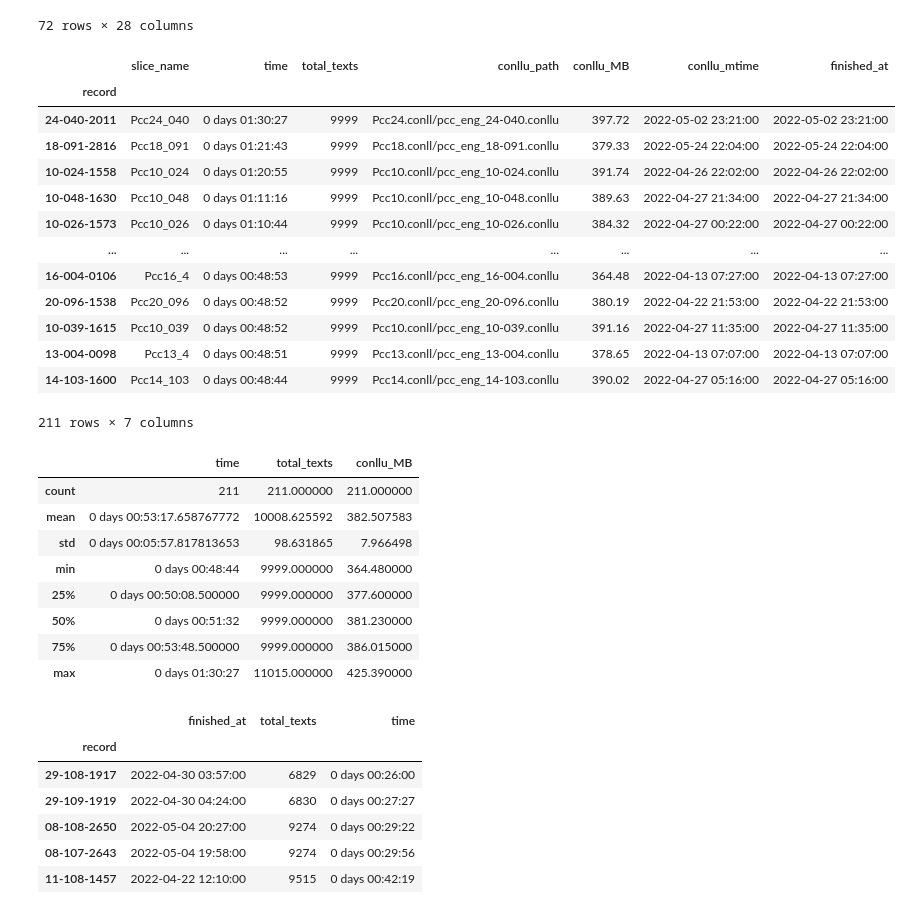
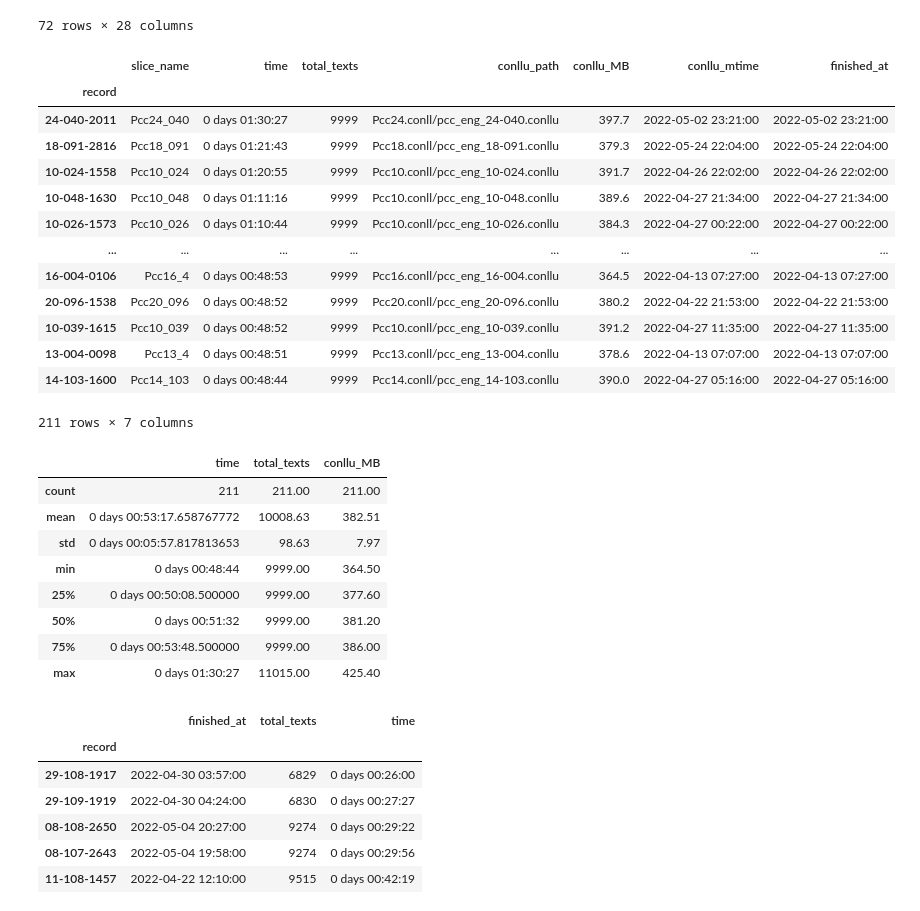
Before and after one commit to MatsRooth/puddin, a Jupyter notebook: notebooks/view_processing-index-csv.ipynb, the cells around one changed output. Saved outputs shown, nothing was run; the diff lists cells and outputs as text; code cells hidden in the pictures.

```diff
--- a/notebooks/view_processing-index-csv.ipynb
+++ b/notebooks/view_processing-index-csv.ipynb
@@ -11,9 +21,4 @@ DATA_DIR = Path('/share/compling/data/puddin')
 # %%
-info_full = pd.read_csv(DATA_DIR.joinpath('all-completed-slices_meta-index.csv'))
-# process_cols = ['slice_name', 'total_texts', 'data_origin_group', 'slice_number',
-#                 'started_at', 'finished_at', 'parsing_time',
-#                 'final_df_path', 'final_slice_path', 'conllu_path']
-# info = info_full.loc[:, process_cols].convert_dtypes()
 info = info_full.convert_dtypes()
 
 info = info.assign(slice_number_str = info.slice_number.astype('string').apply(lambda s: s.zfill(3)),
@@ -30,28 +35,37 @@ info = info.assign(seconds=info.time.apply(lambda td: pd.to_numeric(round(td.tot
 ix = pd.Series(info.index.astype('string')).apply(lambda i: i.zfill(len(str(info.index.max()))))
 info = info.assign(record=info.data_origin_group.str.upper().apply(lambda s: s[:2]) +'-'+info.slice_number_str+'-'+ix)
 info = info.set_index('record')
+
+is_path = info.columns.str.endswith('ath')
+for path_col in info.columns[is_path]:
+    info.loc[:,path_col] = info.loc[:,path_col].apply(lambda p: Path(p))
 # %% [markdown]
 Add size and last modification time for final conllu file paths
 # %%
 info = info.assign(
     kept_df_mtime=info.final_df_path.apply(
-        lambda p: pd.Timestamp.fromtimestamp(DATA_DIR.joinpath(Path(p)).stat().st_mtime)),
+        lambda p: pd.Timestamp.fromtimestamp(DATA_DIR.joinpath(p).stat().st_mtime)),
     excl_df_mtime=info.exclusions_path.apply(
-        lambda p: pd.Timestamp.fromtimestamp(DATA_DIR.joinpath(Path(p)).stat().st_mtime)),
+        lambda p: pd.Timestamp.fromtimestamp(DATA_DIR.joinpath(p).stat().st_mtime)),
     slice_df_mtime=info.tmp_slice_path.apply(
-        lambda p: pd.Timestamp.fromtimestamp( DATA_DIR.joinpath(Path(p)).stat().st_mtime)),
+        lambda p: pd.Timestamp.fromtimestamp( DATA_DIR.joinpath(p).stat().st_mtime)),
     conllu_mtime=info.conllu_path.apply(
-        lambda p: pd.Timestamp.fromtimestamp(DATA_DIR.joinpath(Path(p)).stat().st_mtime)),
-
-    kept_df_gzMB=info.final_df_path.apply(
-        lambda p: (DATA_DIR.joinpath(Path(p)).stat().st_size) / 1048576).round(2),
-    excl_df_gzMB=info.exclusions_path.apply(
-        lambda p: (DATA_DIR.joinpath(Path(p)).stat().st_size) / 1048576).round(2),
-    slice_df_gzMB=info.tmp_slice_path.apply(
-        lambda p: (DATA_DIR.joinpath(Path(p)).stat().st_size) / 1048576).round(2),
-    conllu_MB=info.conllu_path.apply(
-        lambda p: (DATA_DIR.joinpath(Path(p)).stat().st_size) / 1048576).round(2)
-)
+        lambda p: pd.Timestamp.fromtimestamp(DATA_DIR.joinpath(p).stat().st_mtime)))
+# %%
+
+info = info.assign(
+    kept_df_gzMB=info.final_df_path.apply(
+        lambda p: (DATA_DIR.joinpath(p).stat().st_size) / 1048576),
+    excl_df_gzMB=info.exclusions_path.apply(
+        lambda p: (DATA_DIR.joinpath(p).stat().st_size) / 1048576),
+    slice_df_gzMB=info.tmp_slice_path.apply(
+        lambda p: (DATA_DIR.joinpath(p).stat().st_size) / 1048576),
+    conllu_MB=info.conllu_path.apply(
+        lambda p: (DATA_DIR.joinpath(p).stat().st_size) / 1048576)
+)
+# %%
+size_cols = info.columns[info.columns.str.endswith('MB')]
+info.loc[:, size_cols] = info[size_cols].round(1)
 # %%
 dtcols =  info.select_dtypes(include='datetime')
 info.loc[:,dtcols.columns] = dtcols.apply(lambda c: c.dt.round("min"))
@@ -166,30 +181,30 @@ slow.sort_values('seconds', ascending=False)[['slice_name', 'time', 'total_texts
 # %% [output]
 |  | slice_name | time | total_texts | conllu_path | conllu_MB | conllu_mtime | finished_at |
 | record |  |  |  |  |  |  |  |
-| 24-040-2011 | Pcc24_040 | 0 days 01:30:27 | 9999 | Pcc24.conll/pcc_eng_24-040.conllu | 397.72 | 2022-05-02 23:21:00 | 2022-05-02 23:21:00 |
-| 18-091-2816 | Pcc18_091 | 0 days 01:21:43 | 9999 | Pcc18.conll/pcc_eng_18-091.conllu | 379.33 | 2022-05-24 22:04:00 | 2022-05-24 22:04:00 |
-| 10-024-1558 | Pcc10_024 | 0 days 01:20:55 | 9999 | Pcc10.conll/pcc_eng_10-024.conllu | 391.74 | 2022-04-26 22:02:00 | 2022-04-26 22:02:00 |
-| 10-048-1630 | Pcc10_048 | 0 days 01:11:16 | 9999 | Pcc10.conll/pcc_eng_10-048.conllu | 389.63 | 2022-04-27 21:34:00 | 2022-04-27 21:34:00 |
-| 10-026-1573 | Pcc10_026 | 0 days 01:10:44 | 9999 | Pcc10.conll/pcc_eng_10-026.conllu | 384.32 | 2022-04-27 00:22:00 | 2022-04-27 00:22:00 |
+| 24-040-2011 | Pcc24_040 | 0 days 01:30:27 | 9999 | Pcc24.conll/pcc_eng_24-040.conllu | 397.7 | 2022-05-02 23:21:00 | 2022-05-02 23:21:00 |
+| 18-091-2816 | Pcc18_091 | 0 days 01:21:43 | 9999 | Pcc18.conll/pcc_eng_18-091.conllu | 379.3 | 2022-05-24 22:04:00 | 2022-05-24 22:04:00 |
+| 10-024-1558 | Pcc10_024 | 0 days 01:20:55 | 9999 | Pcc10.conll/pcc_eng_10-024.conllu | 391.7 | 2022-04-26 22:02:00 | 2022-04-26 22:02:00 |
+| 10-048-1630 | Pcc10_048 | 0 days 01:11:16 | 9999 | Pcc10.conll/pcc_eng_10-048.conllu | 389.6 | 2022-04-27 21:34:00 | 2022-04-27 21:34:00 |
+| 10-026-1573 | Pcc10_026 | 0 days 01:10:44 | 9999 | Pcc10.conll/pcc_eng_10-026.conllu | 384.3 | 2022-04-27 00:22:00 | 2022-04-27 00:22:00 |
 | ... | ... | ... | ... | ... | ... | ... | ... |
-| 16-004-0106 | Pcc16_4 | 0 days 00:48:53 | 9999 | Pcc16.conll/pcc_eng_16-004.conllu | 364.48 | 2022-04-13 07:27:00 | 2022-04-13 07:27:00 |
-| 20-096-1538 | Pcc20_096 | 0 days 00:48:52 | 9999 | Pcc20.conll/pcc_eng_20-096.conllu | 380.19 | 2022-04-22 21:53:00 | 2022-04-22 21:53:00 |
-| 10-039-1615 | Pcc10_039 | 0 days 00:48:52 | 9999 | Pcc10.conll/pcc_eng_10-039.conllu | 391.16 | 2022-04-27 11:35:00 | 2022-04-27 11:35:00 |
-| 13-004-0098 | Pcc13_4 | 0 days 00:48:51 | 9999 | Pcc13.conll/pcc_eng_13-004.conllu | 378.65 | 2022-04-13 07:07:00 | 2022-04-13 07:07:00 |
-| 14-103-1600 | Pcc14_103 | 0 days 00:48:44 | 9999 | Pcc14.conll/pcc_eng_14-103.conllu | 390.02 | 2022-04-27 05:16:00 | 2022-04-27 05:16:00 |
+| 16-004-0106 | Pcc16_4 | 0 days 00:48:53 | 9999 | Pcc16.conll/pcc_eng_16-004.conllu | 364.5 | 2022-04-13 07:27:00 | 2022-04-13 07:27:00 |
+| 20-096-1538 | Pcc20_096 | 0 days 00:48:52 | 9999 | Pcc20.conll/pcc_eng_20-096.conllu | 380.2 | 2022-04-22 21:53:00 | 2022-04-22 21:53:00 |
+| 10-039-1615 | Pcc10_039 | 0 days 00:48:52 | 9999 | Pcc10.conll/pcc_eng_10-039.conllu | 391.2 | 2022-04-27 11:35:00 | 2022-04-27 11:35:00 |
+| 13-004-0098 | Pcc13_4 | 0 days 00:48:51 | 9999 | Pcc13.conll/pcc_eng_13-004.conllu | 378.6 | 2022-04-13 07:07:00 | 2022-04-13 07:07:00 |
+| 14-103-1600 | Pcc14_103 | 0 days 00:48:44 | 9999 | Pcc14.conll/pcc_eng_14-103.conllu | 390.0 | 2022-04-27 05:16:00 | 2022-04-27 05:16:00 |
 211 rows × 7 columns
 # %%
-slow.sort_values('seconds', ascending=False)[['slice_name', 'time', 'total_texts', 'conllu_path', 'conllu_MB', 'conllu_mtime', 'finished_at']].describe()
+slow.sort_values('seconds', ascending=False)[['slice_name', 'time', 'total_texts', 'conllu_path', 'conllu_MB', 'conllu_mtime', 'finished_at']].describe().round(2)
 # %% [output]
 |  | time | total_texts | conllu_MB |
-| count | 211 | 211.000000 | 211.000000 |
-| mean | 0 days 00:53:17.658767772 | 10008.625592 | 382.507583 |
-| std | 0 days 00:05:57.817813653 | 98.631865 | 7.966498 |
-| min | 0 days 00:48:44 | 9999.000000 | 364.480000 |
-| 25% | 0 days 00:50:08.500000 | 9999.000000 | 377.600000 |
-| 50% | 0 days 00:51:32 | 9999.000000 | 381.230000 |
-| 75% | 0 days 00:53:48.500000 | 9999.000000 | 386.015000 |
-| max | 0 days 01:30:27 | 11015.000000 | 425.390000 |
+| count | 211 | 211.00 | 211.00 |
+| mean | 0 days 00:53:17.658767772 | 10008.63 | 382.51 |
+| std | 0 days 00:05:57.817813653 | 98.63 | 7.97 |
+| min | 0 days 00:48:44 | 9999.00 | 364.50 |
+| 25% | 0 days 00:50:08.500000 | 9999.00 | 377.60 |
+| 50% | 0 days 00:51:32 | 9999.00 | 381.20 |
+| 75% | 0 days 00:53:48.500000 | 9999.00 | 386.00 |
+| max | 0 days 01:30:27 | 11015.00 | 425.40 |
 # %%
 info.loc[:, ['finished_at', 'total_texts', 'time']].sort_values('total_texts').head(10)
 # %% [output]
```
Also changed, not shown: parts of 7 cells of this notebook.
